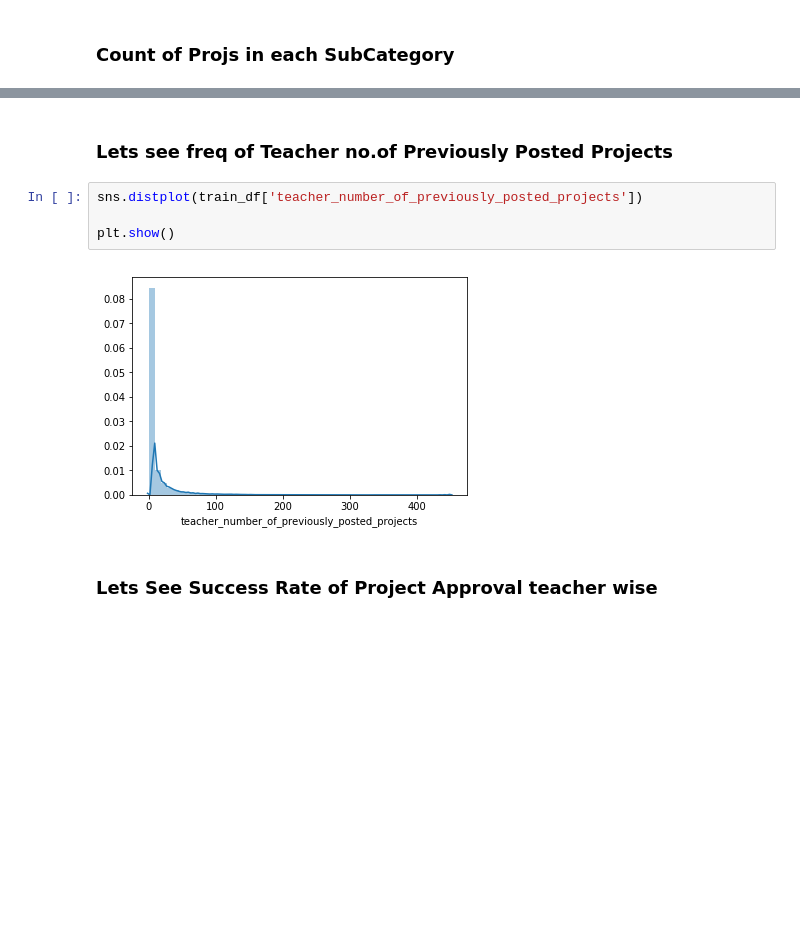
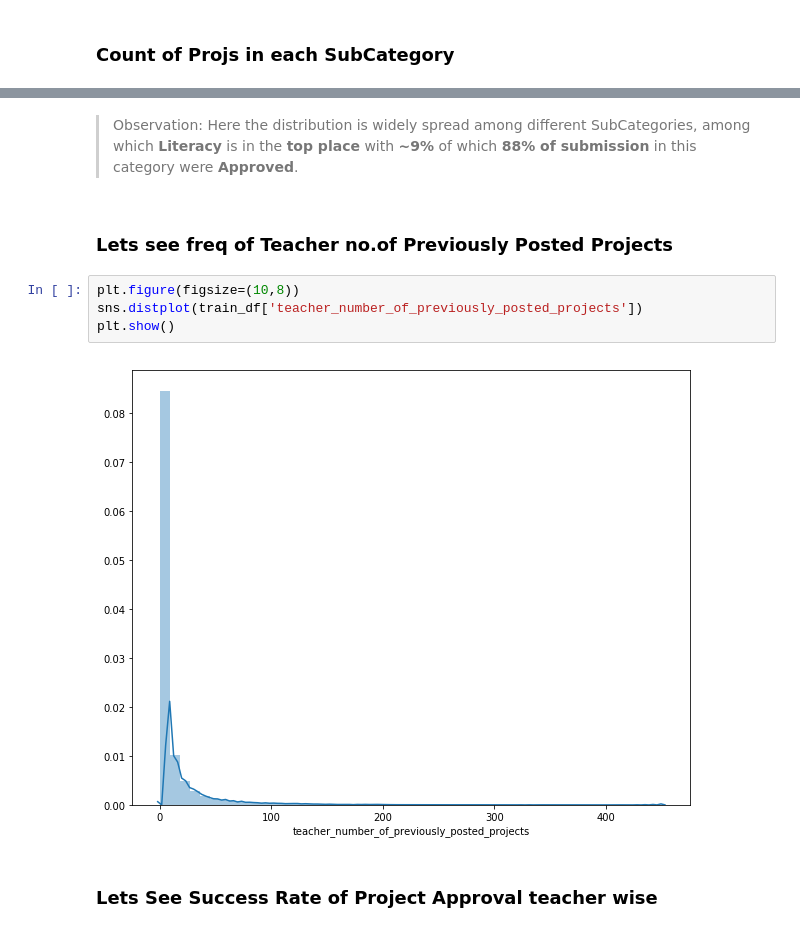
Before and after one commit to akarshbachu/DonorsChoose_CaseStudy, a Jupyter notebook: DonorsChoose_CaseStudy.ipynb, the cells around one changed output, grey strips where cells are left out. Saved outputs shown, nothing was run; the diff lists cells and outputs as text; blank space fills up the shorter version.

```diff
--- a/DonorsChoose_CaseStudy.ipynb
+++ b/DonorsChoose_CaseStudy.ipynb
@@ -358,11 +402,13 @@ dtype: float64
+# %% [markdown]
+> Observation: Here the distribution is widely spread among different SubCategories, among which __Literacy__ is in the __top place__ with __~9%__ of which __88% of submission__ in this category were __Approved__.
 # %% [markdown]
 ### Lets see freq of Teacher no.of Previously Posted Projects
 # %%
+plt.figure(figsize=(10,8))
 sns.distplot(train_df['teacher_number_of_previously_posted_projects'])
-
 plt.show()
 # %% [output]
-[figure, old version]
+[figure, new version]
 # %% [markdown]
 ### Lets See Success Rate of Project Approval teacher wise
 # %%
```
Also changed, not shown: parts of 79 cells of this notebook, 1 other file.
